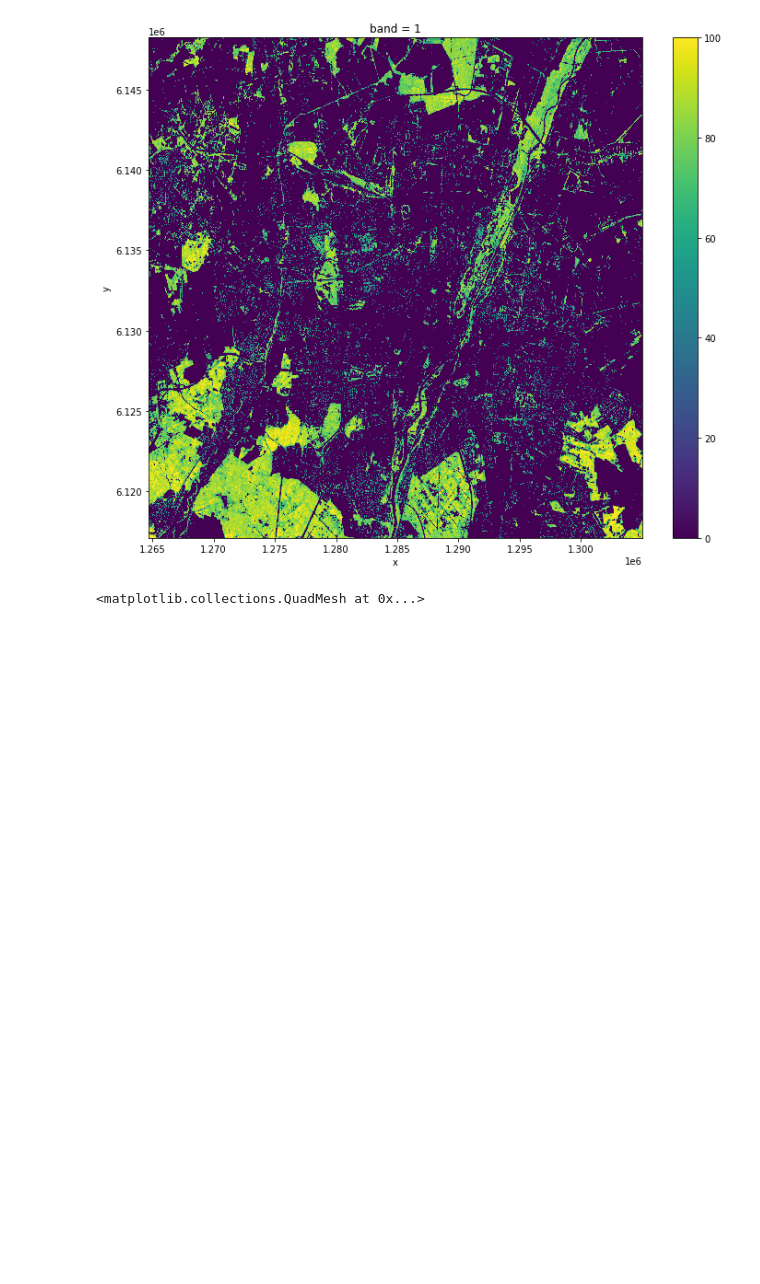
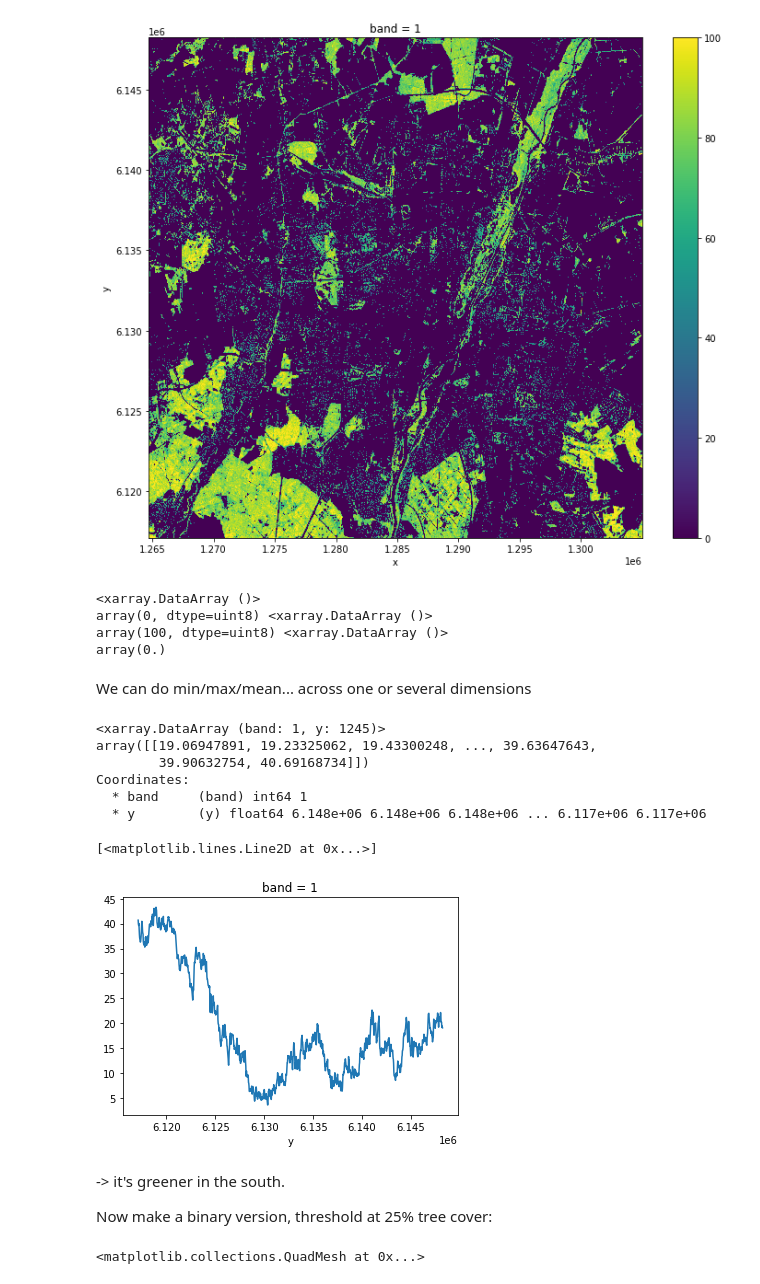
Before and after one commit to ehansis/geodemo2021, a Jupyter notebook: pre_recorded_demo.ipynb, the cells around one changed output. Drawn from its saved outputs; the diff is of its cells as text; code cells hidden in the pictures; blank space fills up the shorter version.

```diff
--- a/pre_recorded_demo.ipynb
+++ b/pre_recorded_demo.ipynb
@@ -192,4 +192,31 @@ tree_cover.plot(figsize=(12, 10))
 # %% [output]
 <matplotlib.collections.QuadMesh at 0x...>
 [figure]
+# %%
+print(tree_cover.min(), tree_cover.max(), tree_cover.median())
+# %% [output]
+<xarray.DataArray ()>
+array(0, dtype=uint8) <xarray.DataArray ()>
+array(100, dtype=uint8) <xarray.DataArray ()>
+array(0.)
+# %% [markdown]
+We can do min/max/mean... across one or several dimensions
+# %%
+print(tree_cover.mean(dim='x'))
+# %% [output]
+<xarray.DataArray (band: 1, y: 1245)>
+array([[19.06947891, 19.23325062, 19.43300248, ..., 39.63647643,
+        39.90632754, 40.69168734]])
+Coordinates:
+  * band     (band) int64 1
+  * y        (y) float64 6.148e+06 6.148e+06 6.148e+06 ... 6.117e+06 6.117e+06
+# %%
+tree_cover.mean(dim='x').plot()
+# %% [output]
+[<matplotlib.lines.Line2D at 0x...>]
+[figure, added]
+# %% [markdown]
+-> it's greener in the south.
+
+Now make a binary version, threshold at 25% tree cover:
 # %%
```
Also changed, not shown: parts of 23 cells of this notebook, 2 other files.
